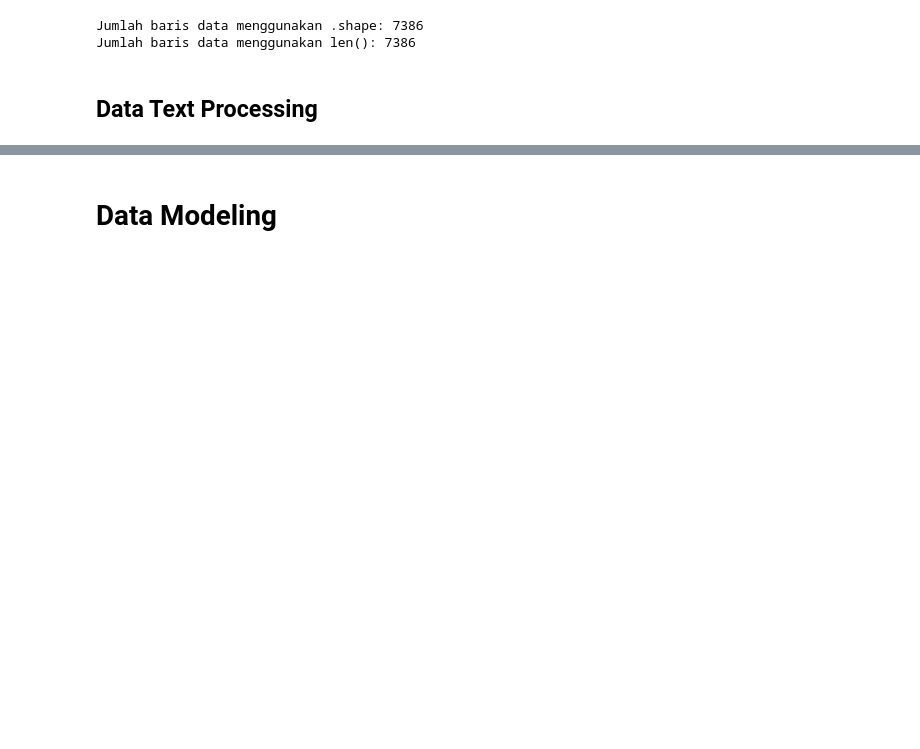
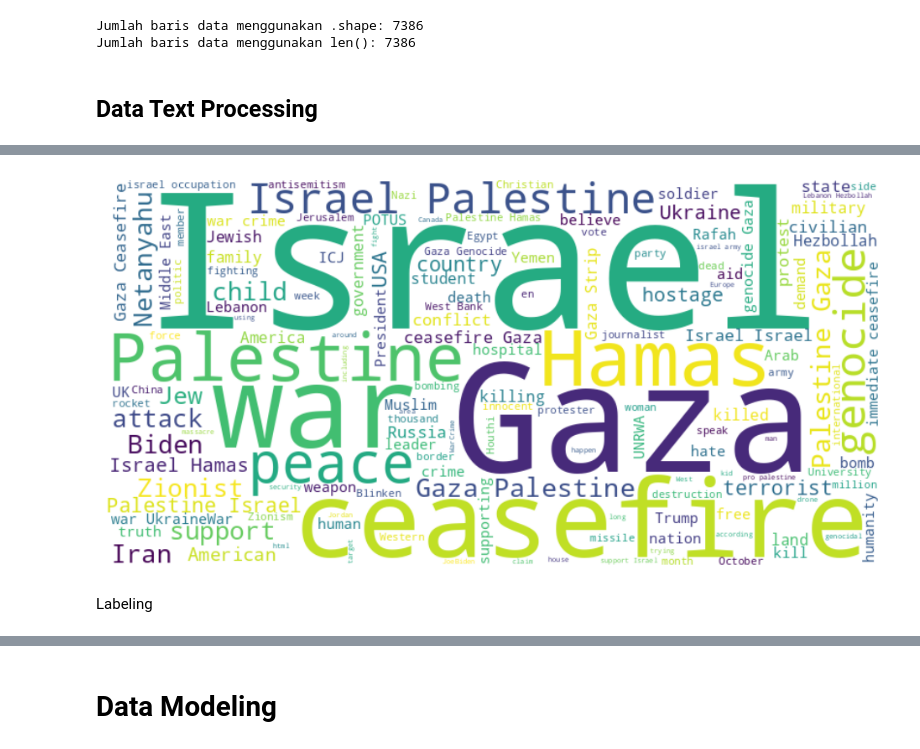
Before and after one commit to FirgiK/Project-NLP-10, a Jupyter notebook: test.ipynb, the cells around one changed output, grey strips where cells are left out. Cells and saved outputs as stored; diff of their text form; code cells hidden in the pictures; blank space fills up the shorter version.

```diff
--- a/test.ipynb
+++ b/test.ipynb
@@ -469,0 +148,11 @@ Beberapa contoh fitur (kata) yang dipelajari:
+# %%
+import nltk
+from nltk.tokenize import RegexpTokenizer
+tokenizer = RegexpTokenizer(r'\w+')
+# %%
+# Tokenisasi kolom 'text'
+df['text_tokens'] = df['text'].apply(lambda x: tokenizer.tokenize(str(x)))
+
+# Tampilkan beberapa baris hasil tokenisasi untuk verifikasi
+print("Tokenisasi kolom 'text':")
+display(df[['text', 'text_tokens']].head())
@@ -469,0 +296,35 @@ Beberapa contoh fitur (kata) yang dipelajari:
+# %%
+import matplotlib.pyplot as plt
+from wordcloud import WordCloud
+
+# 1. Siapkan data dari kolom 'text_cleaned'
+try:
+    text_series = df['text_cleaned'].apply(lambda tokens: ' '.join(tokens))
+    all_text = ' '.join(text_series)
+
+    # 2. Periksa apakah teks kosong (jika filter terlalu agresif)
+    if not all_text.strip():
+        print("Error: Teks yang sudah dibersihkan kosong.")
+    else:
+        # 3. Buat dan tampilkan word cloud
+        wordcloud = WordCloud(
+            width=800,
+            height=400,
+            background_color='white',
+            colormap='viridis',
+            max_words=150
+        ).generate(all_text)
+
+        plt.figure(figsize=(12, 6))
+        plt.imshow(wordcloud, interpolation='bilinear')
+        plt.axis('off')
+        plt.show()
+
+except KeyError:
+    print("Error: Pastikan kolom 'text_cleaned' ada di DataFrame 'df' Anda.")
+except Exception as e:
+    print(f"Terjadi error: {e}")
+# %% [output]
+[figure, added]
+# %% [markdown]
+Labeling
```
Also changed, not shown: parts of 27 cells of this notebook.
